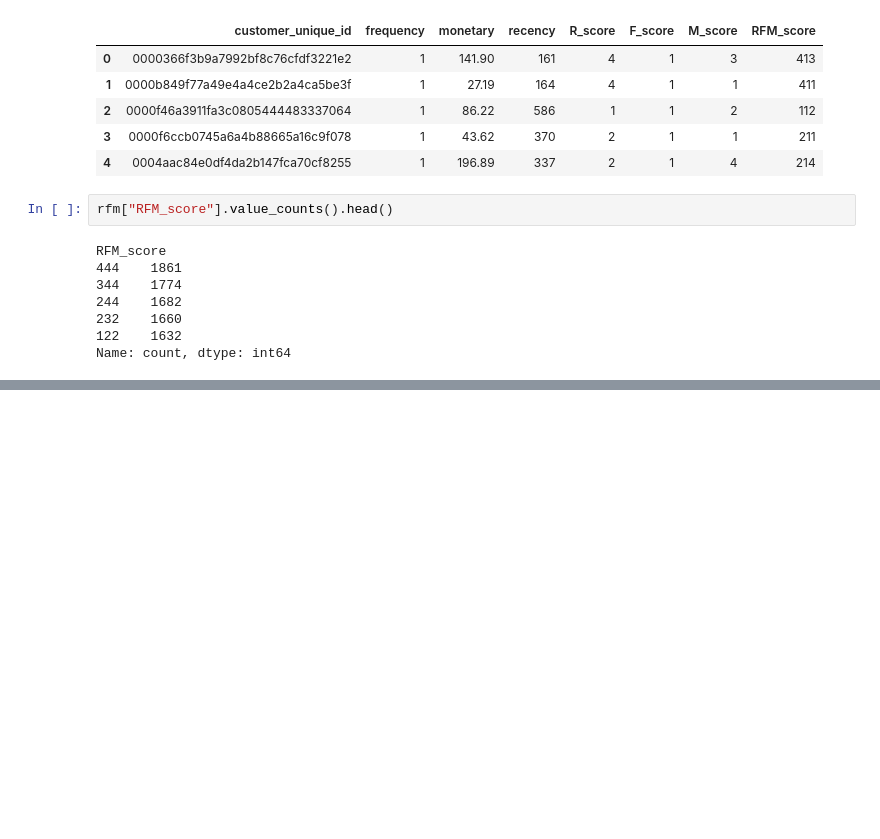
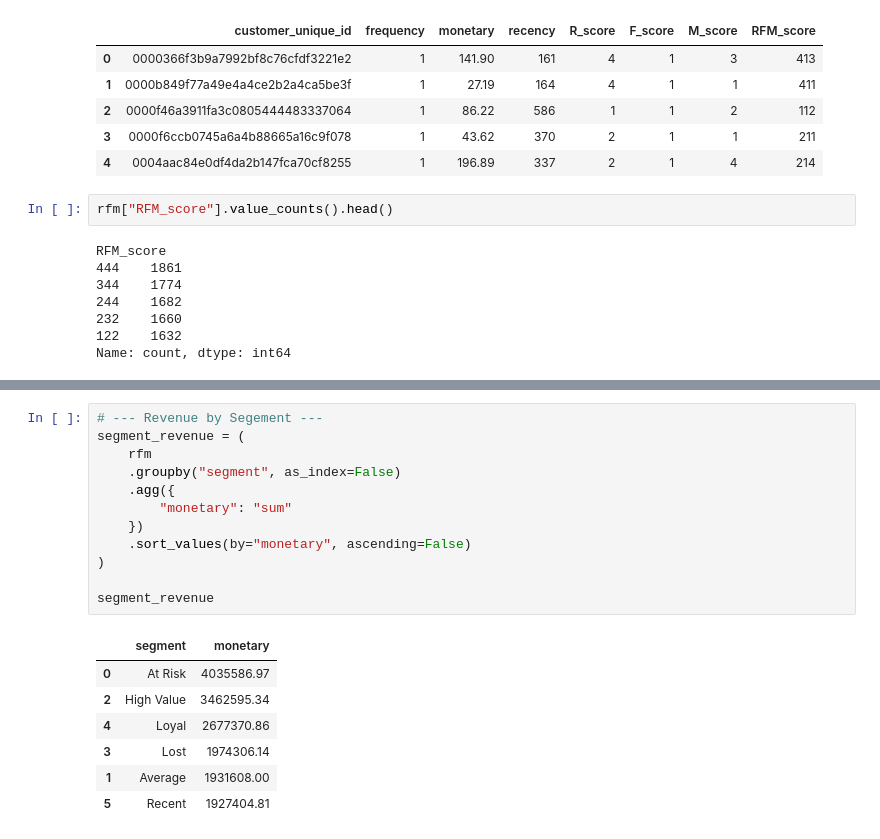
Before and after one commit to NoOne1007/ecommerce-customer-segmentation, a Jupyter notebook: notebooks/01_eda.ipynb, the cells around one changed output, grey strips where cells are left out. Drawn from its saved outputs; the diff is of its cells as text; blank space fills up the shorter version.

```diff
--- a/notebooks/01_eda.ipynb
+++ b/notebooks/01_eda.ipynb
@@ -500,0 +562,20 @@ Name: count, dtype: int64
+# %%
+# --- Revenue by Segement ---
+segment_revenue = (
+    rfm
+    .groupby("segment", as_index=False)
+    .agg({
+        "monetary": "sum"
+    })
+    .sort_values(by="monetary", ascending=False)
+)
+
+segment_revenue
+# %% [output]
+|  | segment | monetary |
+| 0 | At Risk | 4035586.97 |
+| 2 | High Value | 3462595.34 |
+| 4 | Loyal | 2677370.86 |
+| 3 | Lost | 1974306.14 |
+| 1 | Average | 1931608.00 |
+| 5 | Recent | 1927404.81 |
```
Also changed, not shown: parts of 8 cells of this notebook.
